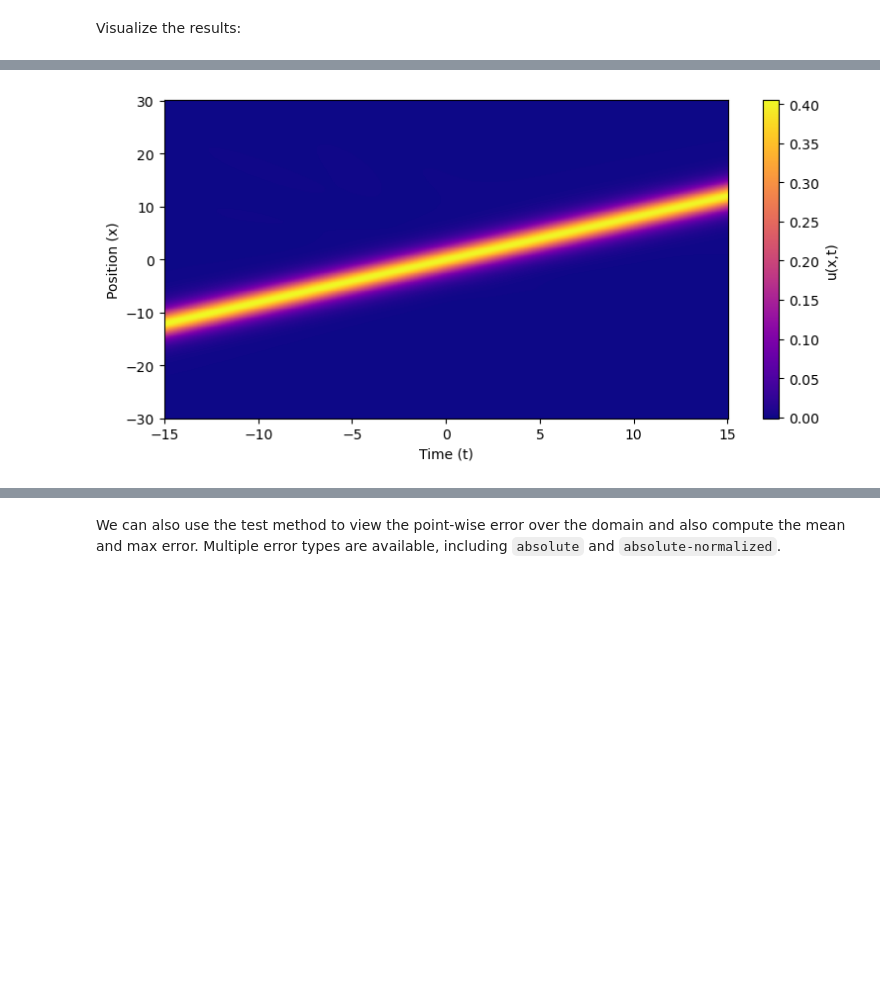
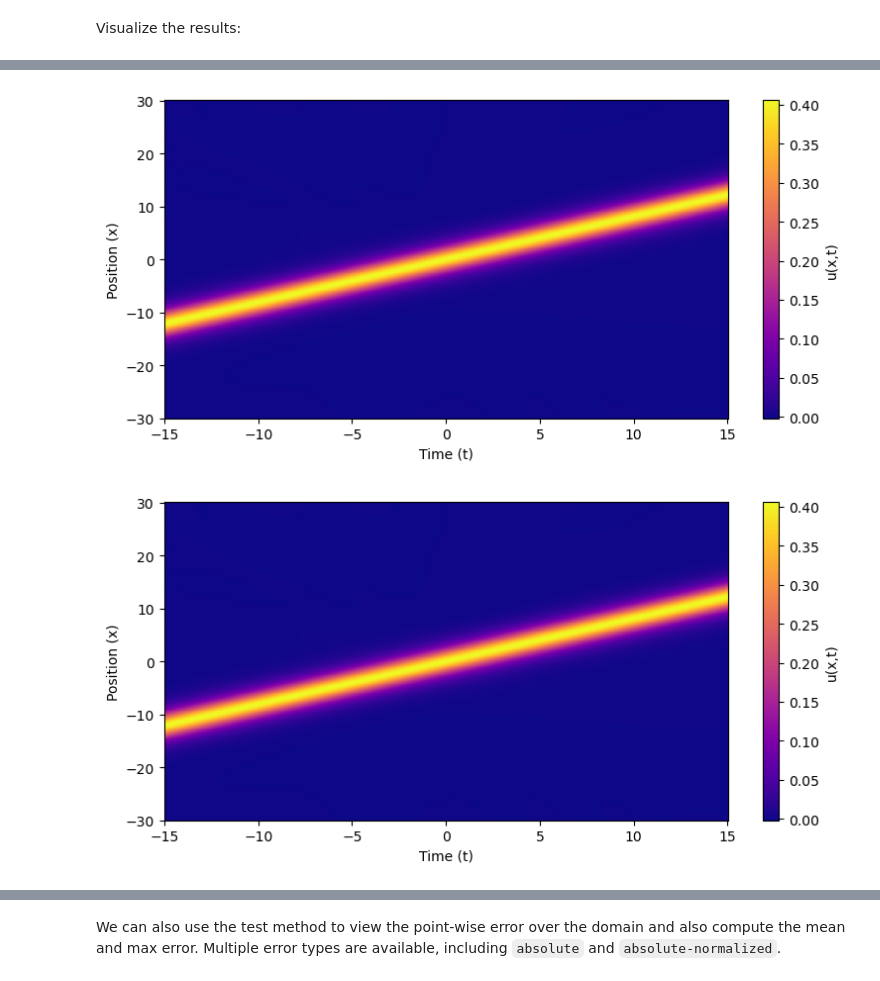
Before and after one commit to JairdanC/soliton-pinns, a Jupyter notebook: notebooks/kdv.ipynb, the cells around one changed output, grey strips where cells are left out. Saved outputs shown, nothing was run; the diff lists cells and outputs as text; code cells hidden in the pictures; blank space fills up the shorter version.

```diff
--- a/notebooks/kdv.ipynb
+++ b/notebooks/kdv.ipynb
@@ -106,4 +105,6 @@ fig = model.plot_profiles(t_values=[-15, 0, 15], which=("predicted", "exact"))
 # %%
 fig = model.plot_spacetime()
+fig
 # %% [output]
 [figure]
+[figure, added]
```
Also changed, not shown: parts of 10 cells of this notebook, 9 other files.
